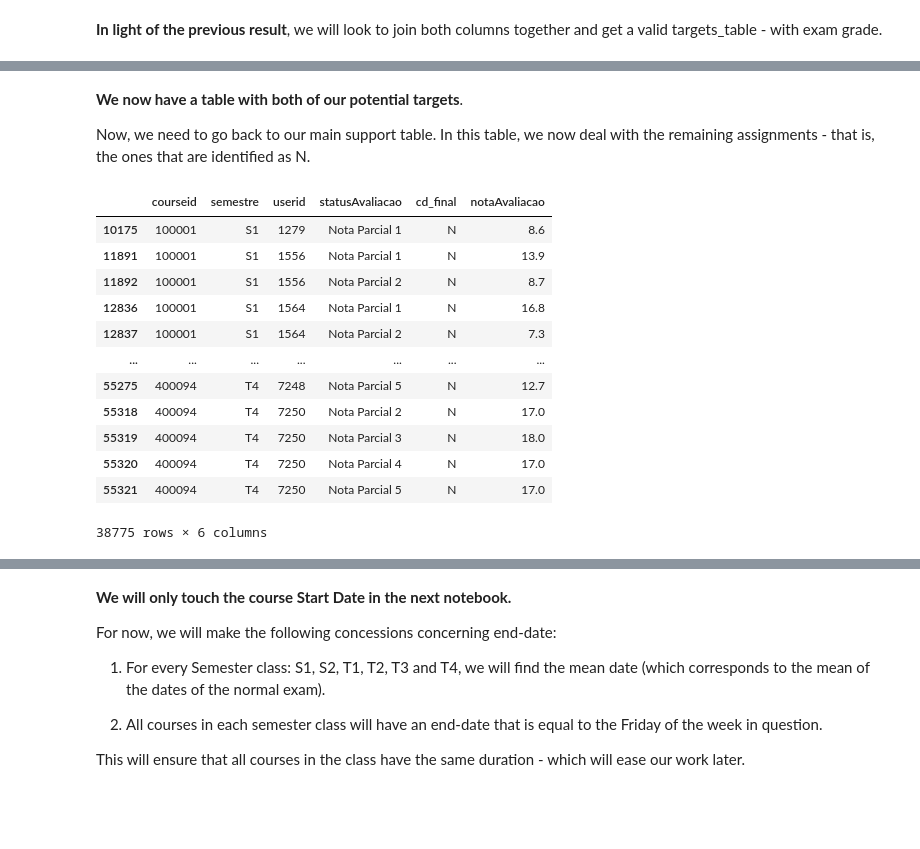
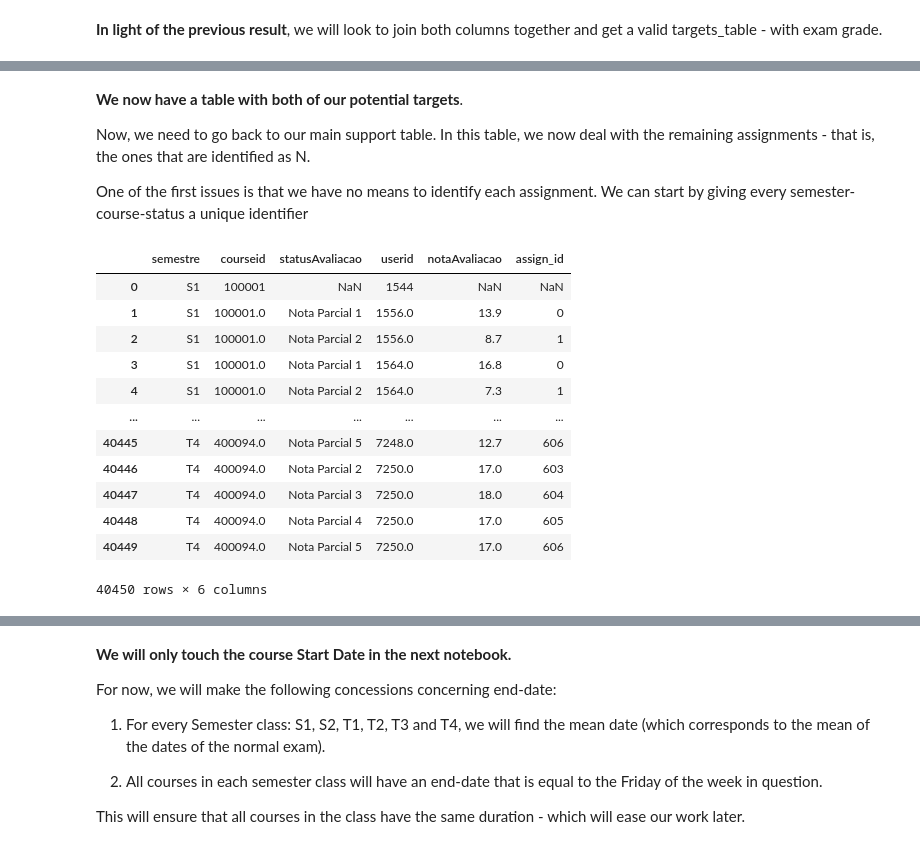
Before and after one commit to RicardoSantos0/timely_accurate_portable, a Jupyter notebook: Notebooks/2.1. Support Tables and Grade Usage - NOVA IMS.ipynb, the cells around one changed output, grey strips where cells are left out. Saved outputs shown, nothing was run; the diff lists cells and outputs as text; code cells hidden in the pictures; blank space fills up the shorter version.

```diff
--- a/Notebooks/2.1. Support Tables and Grade Usage - NOVA IMS.ipynb
+++ b/Notebooks/2.1. Support Tables and Grade Usage - NOVA IMS.ipynb
@@ -363,23 +333,45 @@ exams
 **We now have a table with both of our potential targets**.
 
 Now, we need to go back to our main support table. In this table, we now deal with the remaining assignments - that is, the ones that are identified as N.
+
+One of the first issues is that we have no means to identify each assignment. We can start by giving every semester-course-status a unique identifier
-# %%
-#first, split exams from remaining rows
-assignments = support_table['logs_Moodle_cursos'][~(support_table['logs_Moodle_cursos']['statusAvaliacao'].isin(exames))].filter(['courseid', 'semestre','userid',
-                                                                                                            'statusAvaliacao', 'cd_final','notaAvaliacao'])
-assignments
-# %% [output]
-|  | courseid | semestre | userid | statusAvaliacao | cd_final | notaAvaliacao |
-| 10175 | 100001 | S1 | 1279 | Nota Parcial 1 | N | 8.6 |
-| 11891 | 100001 | S1 | 1556 | Nota Parcial 1 | N | 13.9 |
-| 11892 | 100001 | S1 | 1556 | Nota Parcial 2 | N | 8.7 |
-| 12836 | 100001 | S1 | 1564 | Nota Parcial 1 | N | 16.8 |
-| 12837 | 100001 | S1 | 1564 | Nota Parcial 2 | N | 7.3 |
-| ... | ... | ... | ... | ... | ... | ... |
-| 55275 | 400094 | T4 | 7248 | Nota Parcial 5 | N | 12.7 |
-| 55318 | 400094 | T4 | 7250 | Nota Parcial 2 | N | 17.0 |
-| 55319 | 400094 | T4 | 7250 | Nota Parcial 3 | N | 18.0 |
-| 55320 | 400094 | T4 | 7250 | Nota Parcial 4 | N | 17.0 |
-| 55321 | 400094 | T4 | 7250 | Nota Parcial 5 | N | 17.0 |
-38775 rows × 6 columns
+# %%
+#first, split exams from remaining rows
+assignments = support_table['logs_Moodle_cursos'][~(support_table['logs_Moodle_cursos']['statusAvaliacao'].isin(exames))].filter(['courseid', 'semestre','userid',                                                                                                            'statusAvaliacao', 'cd_final','notaAvaliacao'])
+
+#then we get all unique entries and assign them an index number
+assign_id = assignments[['semestre', 'courseid', 'statusAvaliacao']].drop_duplicates().reset_index(drop = True).reset_index()
+
+#then, we create a dict using the combination of index, courseid and status as keys
+assign_id = assign_id.set_index(['semestre', 'courseid', 'statusAvaliacao']).to_dict()['index']
+
+#set index of df to match same index
+assignments.set_index(['semestre', 'courseid', 'statusAvaliacao'], drop = True, inplace = True)
+
+#use index as key for dict
+assignments['assign_id'] = assignments.index.map(assign_id)
+
+#reset_index
+assignments = assignments.reset_index().drop(['cd_final'], axis = 1)
+assignments['assign_id'], assignments['courseid'] = assignments['assign_id'].astype(object), assignments['courseid'].astype(object)
+
+#before finishing, we still need to make sure we only consider students for which there are, at least, examgrades
+assignments = pd.merge(assignments, exams[['courseid', 'semestre', 'userid']], on = ['courseid', 'semestre', 'userid'], how = 'right')
+
+#convert both to objects
+assignments
+# %% [output]
+|  | semestre | courseid | statusAvaliacao | userid | notaAvaliacao | assign_id |
+| 0 | S1 | 100001 | NaN | 1544 | NaN | NaN |
+| 1 | S1 | 100001.0 | Nota Parcial 1 | 1556.0 | 13.9 | 0 |
+| 2 | S1 | 100001.0 | Nota Parcial 2 | 1556.0 | 8.7 | 1 |
+| 3 | S1 | 100001.0 | Nota Parcial 1 | 1564.0 | 16.8 | 0 |
+| 4 | S1 | 100001.0 | Nota Parcial 2 | 1564.0 | 7.3 | 1 |
+| ... | ... | ... | ... | ... | ... | ... |
+| 40445 | T4 | 400094.0 | Nota Parcial 5 | 7248.0 | 12.7 | 606 |
+| 40446 | T4 | 400094.0 | Nota Parcial 2 | 7250.0 | 17.0 | 603 |
+| 40447 | T4 | 400094.0 | Nota Parcial 3 | 7250.0 | 18.0 | 604 |
+| 40448 | T4 | 400094.0 | Nota Parcial 4 | 7250.0 | 17.0 | 605 |
+| 40449 | T4 | 400094.0 | Nota Parcial 5 | 7250.0 | 17.0 | 606 |
+40450 rows × 6 columns
 # %%
```
Also changed, not shown: parts of 35 cells of this notebook, 2 other files.
